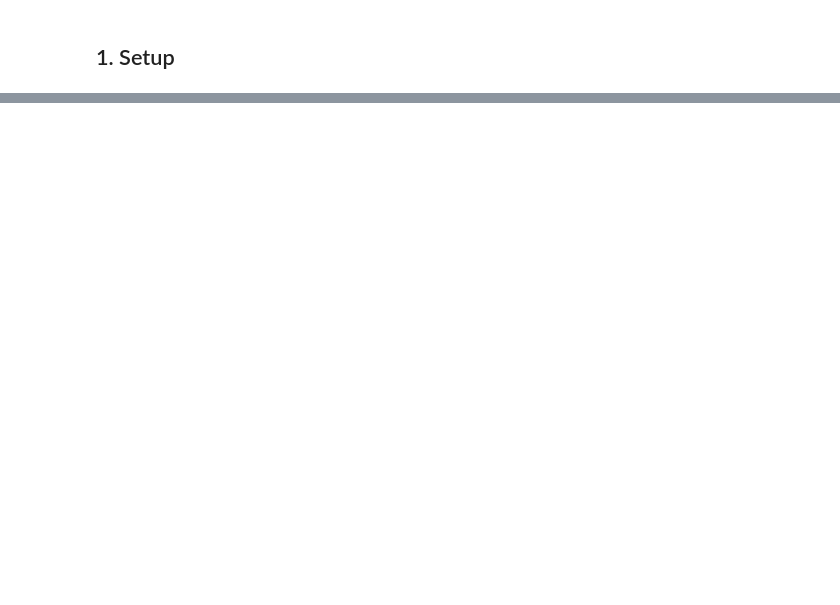
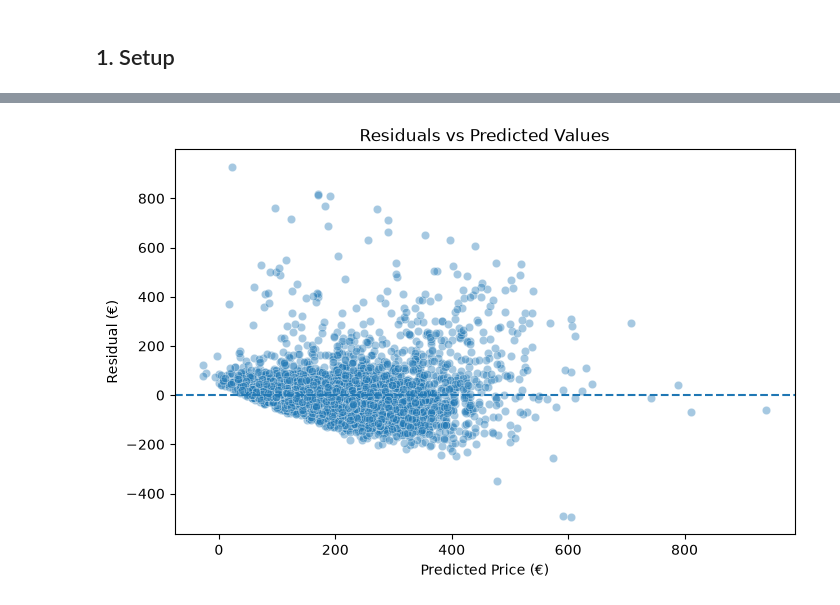
Before and after one commit to aantoo-cr/airbnb-rome-analysis, a Jupyter notebook: notebooks/07_linear_regression_model.ipynb, the cells around one changed output, grey strips where cells are left out. Cells and saved outputs as stored; diff of their text form; code cells hidden in the pictures; blank space fills up the shorter version.

```diff
--- a/notebooks/07_linear_regression_model.ipynb
+++ b/notebooks/07_linear_regression_model.ipynb
@@ -410,0 +243,24 @@ Random Forest and Lasso end up finding.
+# %%
+ridge_pipeline = Pipeline(steps=[
+    ("scaler", StandardScaler()),
+    ("regressor", Ridge(random_state=42)),
+])
+
+param_grid = {
+    "regressor__alpha": [0.01, 0.1, 1, 5, 10, 50, 100, 200, 500]
+}
+
+ridge_random = RandomizedSearchCV(
+    estimator=ridge_pipeline,
+    param_distributions=param_grid,
+    n_iter=9,
+    cv=5,
+    verbose=1,
+    random_state=42,
+    n_jobs=-1,
+    scoring="neg_root_mean_squared_error"
+)
+
+ridge_random.fit(X_train, y_train)
+
+ridge_random.best_params_
@@ -410,0 +372,19 @@ Random Forest and Lasso end up finding.
+# %%
+residuals = y_test - pred_best
+
+plt.figure(figsize=(8,5))
+
+sns.scatterplot(
+    x=pred_best,
+    y=residuals,
+    alpha=0.4
+)
+
+plt.axhline(y=0, linestyle="--")
+
+plt.title("Residuals vs Predicted Values")
+plt.xlabel("Predicted Price (€)")
+plt.ylabel("Residual (€)")
+plt.show()
+# %% [output]
+[figure, added]
```
Also changed, not shown: parts of 67 cells of this notebook, 1 other file.
